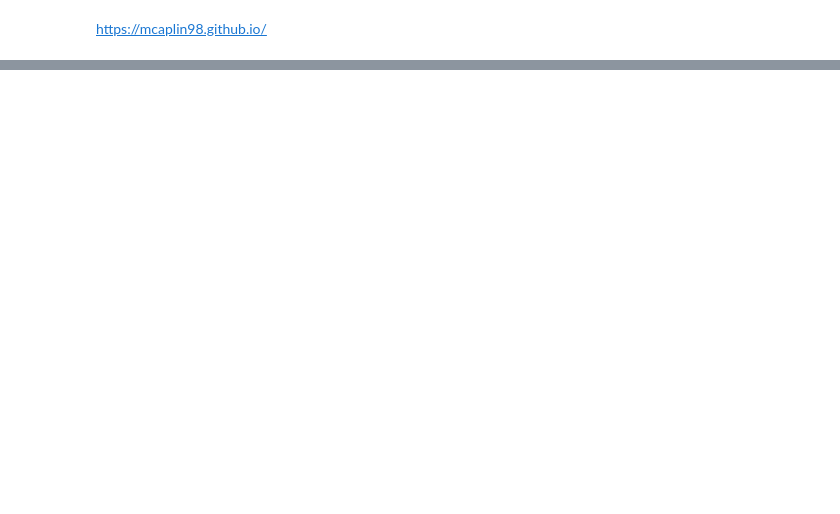
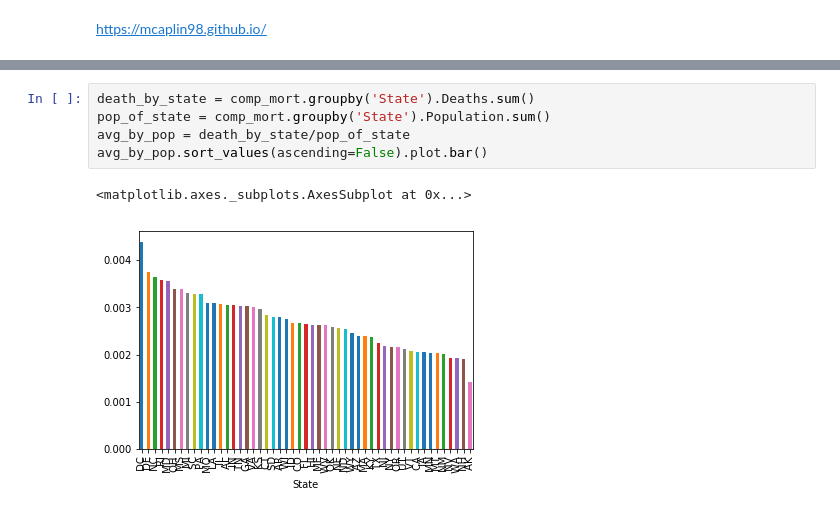
Before and after one commit to mcaplin98/mcaplin98.github.io, a Jupyter notebook: code/Tidy Data Mortality.ipynb, the cells around one changed output, grey strips where cells are left out. Cells and saved outputs as stored; diff of their text form; blank space fills up the shorter version.

```diff
--- a/code/Tidy Data Mortality.ipynb
+++ b/code/Tidy Data Mortality.ipynb
@@ -113,0 +171,8 @@ comp_mort
+# %%
+death_by_state = comp_mort.groupby('State').Deaths.sum()
+pop_of_state = comp_mort.groupby('State').Population.sum()
+avg_by_pop = death_by_state/pop_of_state
+avg_by_pop.sort_values(ascending=False).plot.bar()
+# %% [output]
+<matplotlib.axes._subplots.AxesSubplot at 0x...>
+[figure, added]
```
Also changed, not shown: parts of 33 cells of this notebook, 7 other files.
